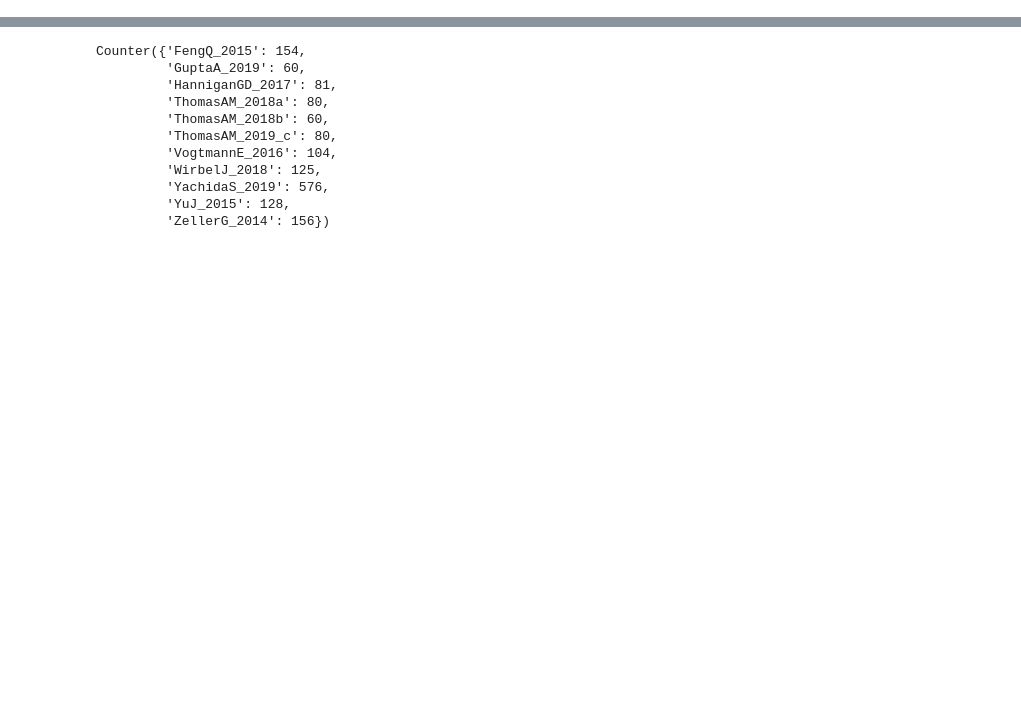
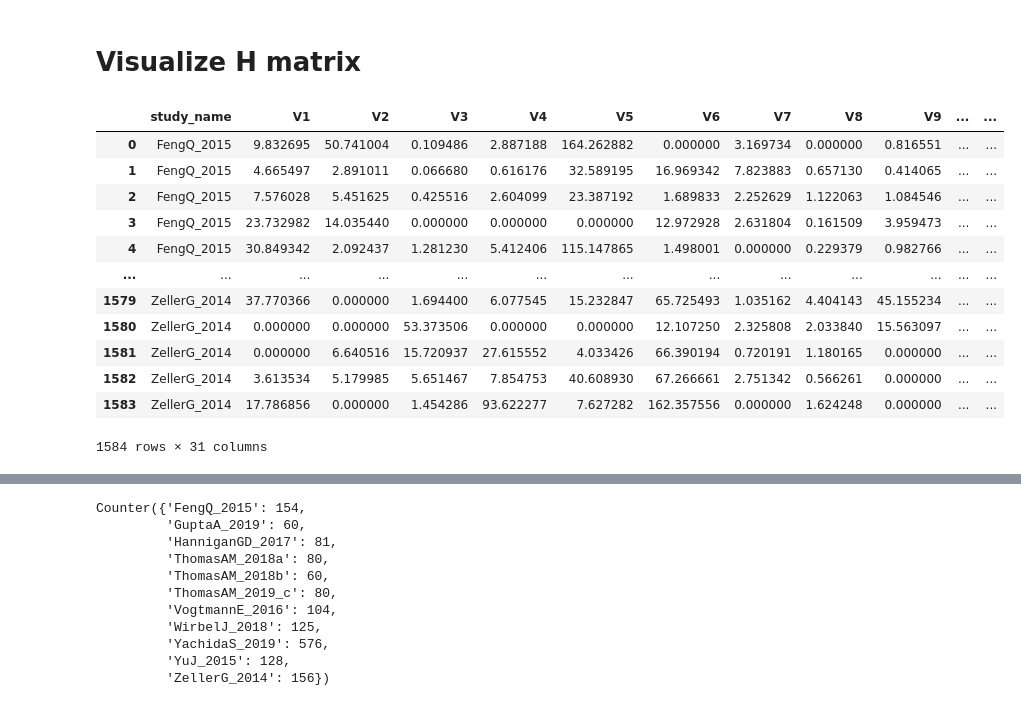
Before and after one commit to ysc12451/curatedMetagenomicDataAnalyses, a Jupyter notebook: vignettes/BasicMethods.ipynb, the cells around one changed output, grey strips where cells are left out. Cells and saved outputs as stored; diff of their text form; code cells hidden in the pictures; blank space fills up the shorter version.

```diff
--- a/vignettes/BasicMethods.ipynb
+++ b/vignettes/BasicMethods.ipynb
@@ -54,0 +142,25 @@ study_names = np.unique(crc_whole.study_name)
+# %% [markdown]
+# Visualize H matrix
+# %%
+train_names = np.delete(study_names, 1)
+Hnorm = pd.read_csv("hnorm.csv")
+mask = crc_whole.study_name==study_names[1]
+Hnorm.loc[:, Hnorm.columns[0]] = crc_whole.study_name[~mask]
+
+Hnorm = Hnorm.rename(columns={Hnorm.columns[0]:"study_name"})
+Hnorm
+# Hnorm.drop([Hnorm.columns[0]], axis=1, inplace=True)
+# %% [output]
+|  | study_name | V1 | V2 | V3 | V4 | V5 | V6 | V7 | V8 | V9 | ... | ... |
+| 0 | FengQ_2015 | 9.832695 | 50.741004 | 0.109486 | 2.887188 | 164.262882 | 0.000000 | 3.169734 | 0.000000 | 0.816551 | ... | ... |
+| 1 | FengQ_2015 | 4.665497 | 2.891011 | 0.066680 | 0.616176 | 32.589195 | 16.969342 | 7.823883 | 0.657130 | 0.414065 | ... | ... |
+| 2 | FengQ_2015 | 7.576028 | 5.451625 | 0.425516 | 2.604099 | 23.387192 | 1.689833 | 2.252629 | 1.122063 | 1.084546 | ... | ... |
+| 3 | FengQ_2015 | 23.732982 | 14.035440 | 0.000000 | 0.000000 | 0.000000 | 12.972928 | 2.631804 | 0.161509 | 3.959473 | ... | ... |
+| 4 | FengQ_2015 | 30.849342 | 2.092437 | 1.281230 | 5.412406 | 115.147865 | 1.498001 | 0.000000 | 0.229379 | 0.982766 | ... | ... |
+| ... | ... | ... | ... | ... | ... | ... | ... | ... | ... | ... | ... | ... |
+| 1579 | ZellerG_2014 | 37.770366 | 0.000000 | 1.694400 | 6.077545 | 15.232847 | 65.725493 | 1.035162 | 4.404143 | 45.155234 | ... | ... |
+| 1580 | ZellerG_2014 | 0.000000 | 0.000000 | 53.373506 | 0.000000 | 0.000000 | 12.107250 | 2.325808 | 2.033840 | 15.563097 | ... | ... |
+| 1581 | ZellerG_2014 | 0.000000 | 6.640516 | 15.720937 | 27.615552 | 4.033426 | 66.390194 | 0.720191 | 1.180165 | 0.000000 | ... | ... |
+| 1582 | ZellerG_2014 | 3.613534 | 5.179985 | 5.651467 | 7.854753 | 40.608930 | 67.266661 | 2.751342 | 0.566261 | 0.000000 | ... | ... |
+| 1583 | ZellerG_2014 | 17.786856 | 0.000000 | 1.454286 | 93.622277 | 7.627282 | 162.357556 | 0.000000 | 1.624248 | 0.000000 | ... | ... |
+1584 rows × 31 columns
```
Also changed, not shown: parts of 16 cells of this notebook, 16 other files.
